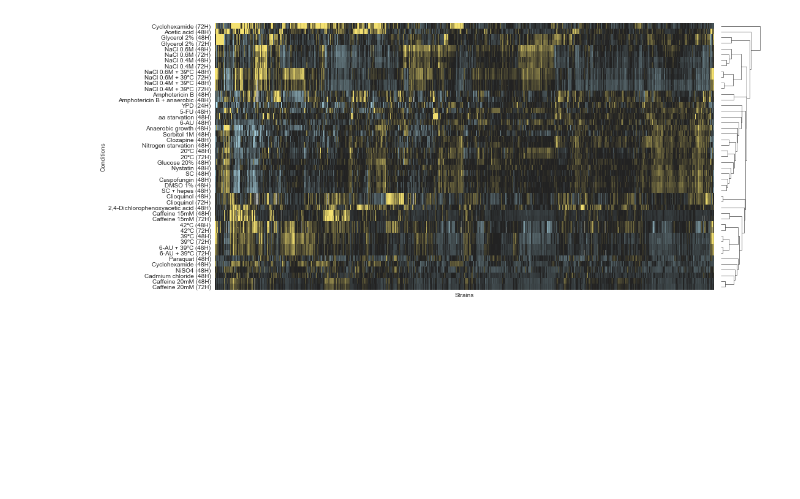
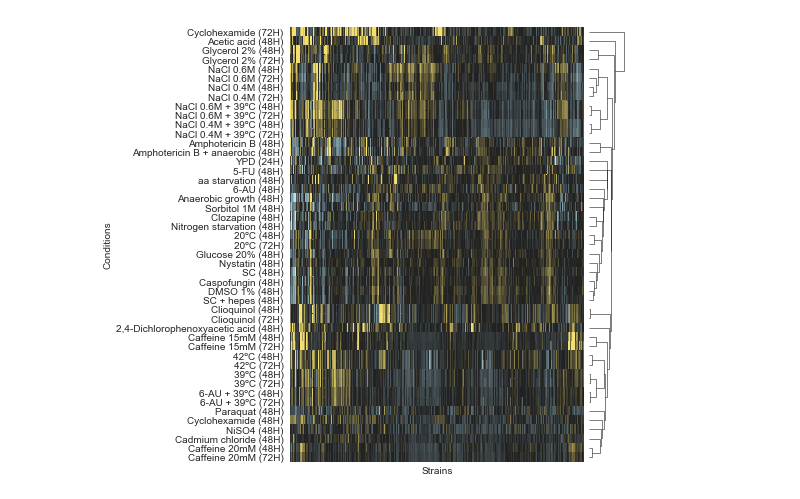
Before and after one commit to mgalardini/2018koyeast, a Jupyter notebook: notebooks/heatmaps-natural.ipynb, the cells around one changed output. Drawn from its saved outputs; the diff is of its cells as text; code cells hidden in the pictures; blank space fills up the shorter version.

```diff
--- a/notebooks/heatmaps-natural.ipynb
+++ b/notebooks/heatmaps-natural.ipynb
@@ -50,9 +131,9 @@ mclust = sns.clustermap(p.T,
 # %%
-plt.figure(figsize=(16, 8))
+plt.figure(figsize=(6, 8))
 
 gs = plt.GridSpec(1, 2,
                   wspace=0.025,
-                  width_ratios=[8, 0.66])
+                  width_ratios=[8, 1])
 
 ax1 = plt.subplot(gs[0])
 ax2 = plt.subplot(gs[1])
@@ -63,32 +144,32 @@ hm = sns.heatmap(mclust.data2d,
                  cmap=cmap,
                  vmax=4,
                  vmin=-4,
                  yticklabels=yticklabels,
                  xticklabels=False,
                  cbar=False)
 plt.xlabel('Strains')
 ax1.collections[0].set_rasterized(True)
 plt.ylabel('Conditions')
 plt.yticks(rotation=0)
 
 plt.sca(ax2)
 with plt.rc_context({'lines.linewidth': 0.5}):
     cluster.hierarchy.dendrogram(cl, no_plot=False,
                                  color_threshold=-np.inf,
                                  above_threshold_color='k',
                                  orientation='right',
                                  no_labels=True)
 plt.xticks([])
 plt.gca().invert_yaxis()
 
 sns.despine(bottom=True,
-            left=True);
+            left=True)
 
 plt.savefig('heatmap_natural.png',
             dpi=300, bbox_inches='tight',
             transparent=True)
 plt.savefig('heatmap_natural.svg',
             dpi=300, bbox_inches='tight',
             transparent=True);
 # %% [output]
-[figure, old version]
+[figure, new version]
```
Also changed, not shown: parts of 6 cells of this notebook, 1 other file.
